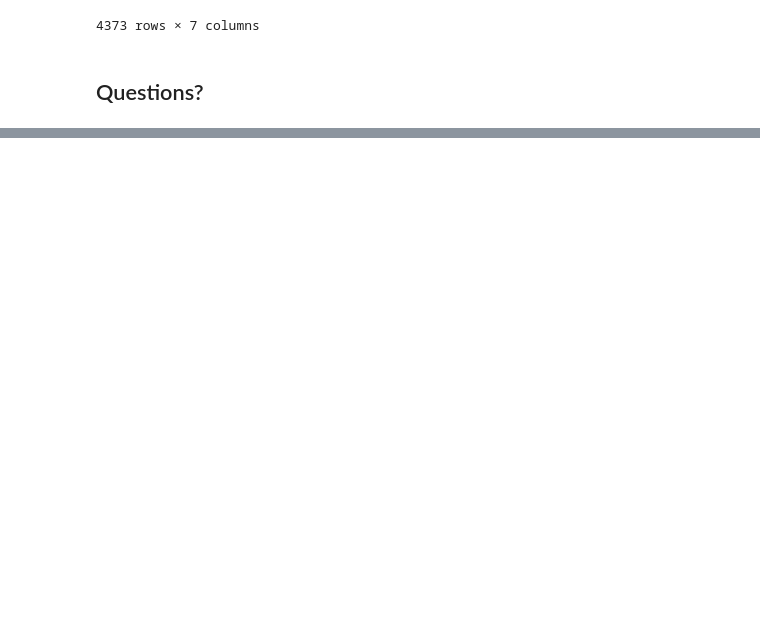
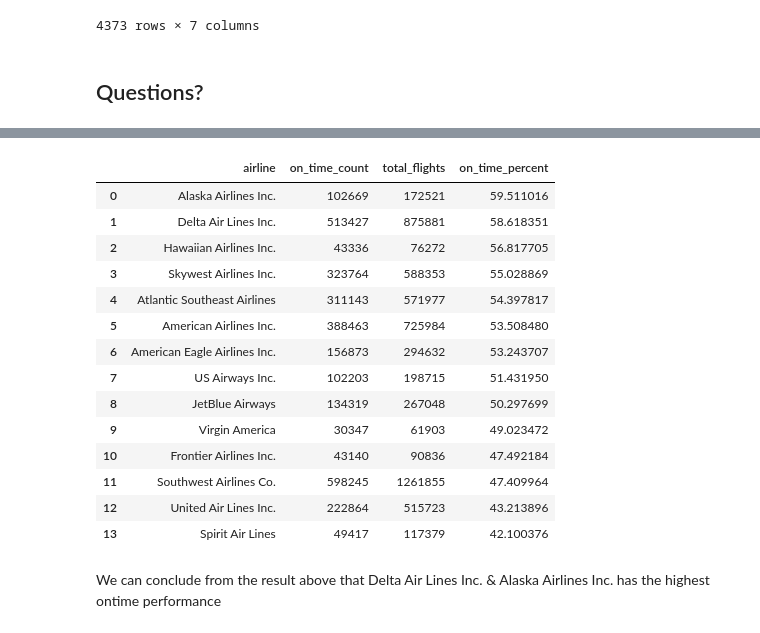
Before and after one commit to Ability014/olc_business_problems_with_sql, a Jupyter notebook: Solving Biz Problems with SQL.ipynb, the cells around one changed output, grey strips where cells are left out. Cells and saved outputs as stored; diff of their text form; code cells hidden in the pictures; blank space fills up the shorter version.

```diff
--- a/Solving Biz Problems with SQL.ipynb
+++ b/Solving Biz Problems with SQL.ipynb
@@ -547,0 +753,39 @@ cust_ltv
+# %%
+## Consider airline flights with (departure_delay + arrival_delay) <= 0 as On-time
+
+query = """
+WITH on_time_performance As (
+SELECT
+    "AIRLINE" As Airline, SUM(CASE WHEN "ARRIVAL_DELAY" <= 0 AND "DEPARTURE_DELAY" <= 0 THEN 1 ELSE 0 END) As on_time_count,
+    COUNT("FLIGHT_NUMBER") As total_flights,
+    (CAST(SUM(CASE WHEN "ARRIVAL_DELAY" <= 0 AND "DEPARTURE_DELAY" <= 0 THEN 1 ELSE 0 END) AS FLOAT)/COUNT("FLIGHT_NUMBER"))*100 As On_time_percent
+FROM flight_data
+GROUP BY 1
+)
+SELECT
+    A."AIRLINE" As Airline, on_time_count, total_flights,  On_time_percent
+FROM on_time_performance F
+JOIN airline_data A
+ON F.Airline = A."IATA_CODE"
+ORDER BY 4 DESC
+"""
+
+pd.read_sql(query, engine)
+# %% [output]
+|  | airline | on_time_count | total_flights | on_time_percent |
+| 0 | Alaska Airlines Inc. | 102669 | 172521 | 59.511016 |
+| 1 | Delta Air Lines Inc. | 513427 | 875881 | 58.618351 |
+| 2 | Hawaiian Airlines Inc. | 43336 | 76272 | 56.817705 |
+| 3 | Skywest Airlines Inc. | 323764 | 588353 | 55.028869 |
+| 4 | Atlantic Southeast Airlines | 311143 | 571977 | 54.397817 |
+| 5 | American Airlines Inc. | 388463 | 725984 | 53.508480 |
+| 6 | American Eagle Airlines Inc. | 156873 | 294632 | 53.243707 |
+| 7 | US Airways Inc. | 102203 | 198715 | 51.431950 |
+| 8 | JetBlue Airways | 134319 | 267048 | 50.297699 |
+| 9 | Virgin America | 30347 | 61903 | 49.023472 |
+| 10 | Frontier Airlines Inc. | 43140 | 90836 | 47.492184 |
+| 11 | Southwest Airlines Co. | 598245 | 1261855 | 47.409964 |
+| 12 | United Air Lines Inc. | 222864 | 515723 | 43.213896 |
+| 13 | Spirit Air Lines | 49417 | 117379 | 42.100376 |
+# %% [markdown]
+We can conclude from the result above that Delta Air Lines Inc. & Alaska Airlines Inc. has the highest ontime performance
```
Also changed, not shown: parts of 28 cells of this notebook.
